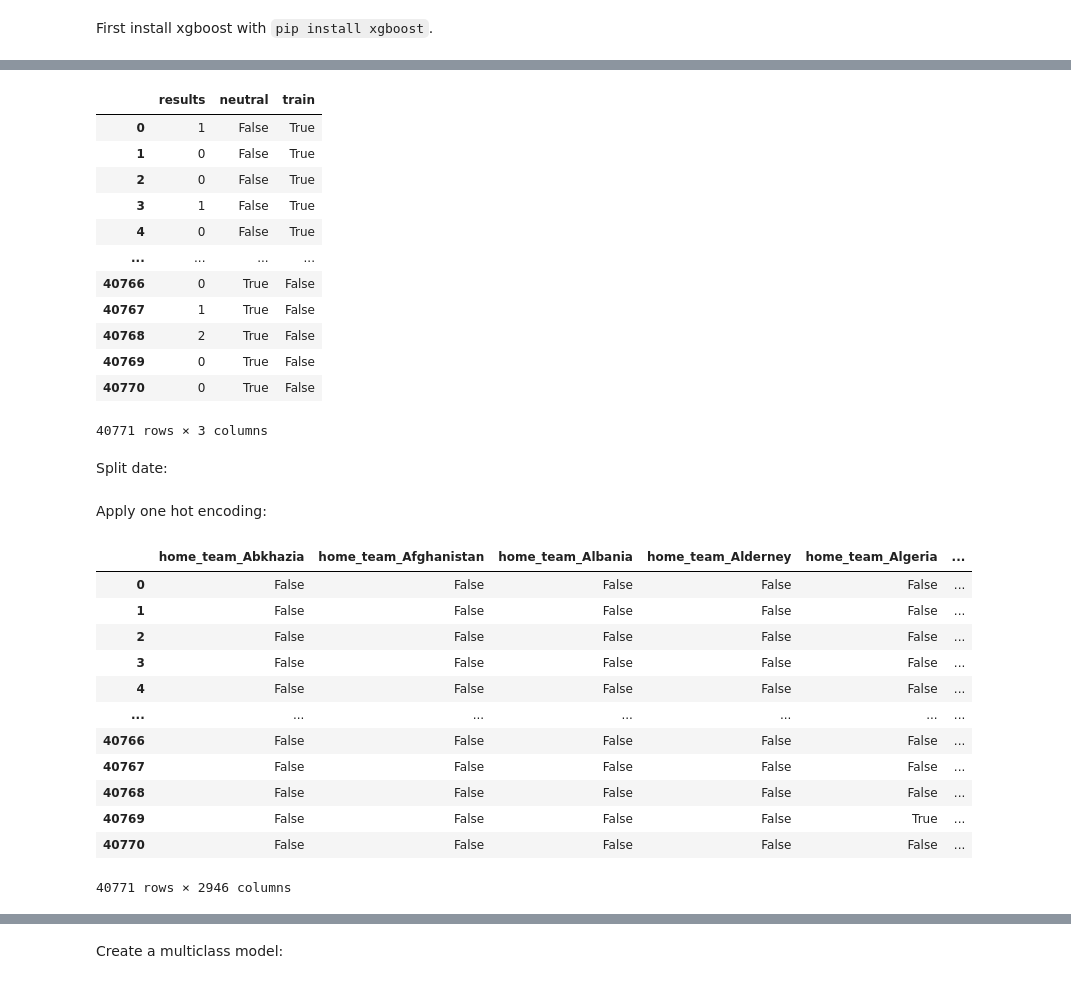
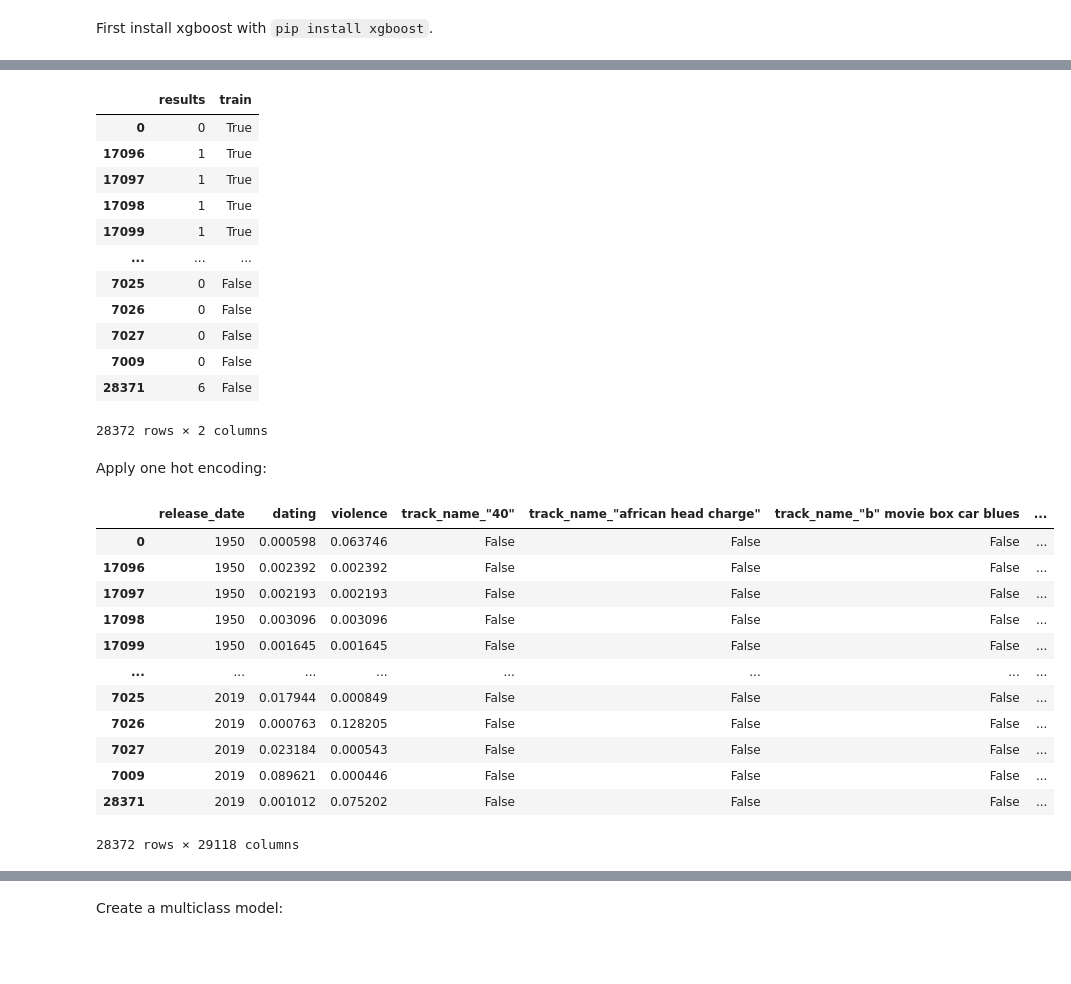
Before and after one commit to amphyxs/know-graphs-cw, a Jupyter notebook: embeddings.ipynb, the cells around one changed output, grey strips where cells are left out. Drawn from its saved outputs; the diff is of its cells as text; code cells hidden in the pictures; blank space fills up the shorter version.

```diff
--- a/embeddings.ipynb
+++ b/embeddings.ipynb
@@ -417,9 +491,9 @@ The embeddings are used directly as features to a XGBoost classifier.
 
 First we need to determine the target:
 # %%
-df["results"] = (df.home_score > df.away_score).astype(int) + \
-                (df.home_score == df.away_score).astype(int)*2 + \
-                (df.home_score < df.away_score).astype(int)*3 - 1
+genres = list(df.genre.unique())
+
+df["results"] = (df.genre.apply(lambda g: genres.index(g))).astype(int)
 # %%
 df.results.value_counts(normalize=True)
 # %% [output]
@@ -441,17 +526,17 @@ Requirement already satisfied: scipy in /opt/conda/lib/python3.10/site-packages
 # %%
-new_df = df[["results", "neutral", "train"]].copy()
+new_df = df[["results", "train"]].copy()
 new_df
 # %% [output]
-|  | results | neutral | train |
-| 0 | 1 | False | True |
-| 1 | 0 | False | True |
-| 2 | 0 | False | True |
-| 3 | 1 | False | True |
-| 4 | 0 | False | True |
-| ... | ... | ... | ... |
-| 40766 | 0 | True | False |
-| 40767 | 1 | True | False |
-| 40768 | 2 | True | False |
-| 40769 | 0 | True | False |
-| 40770 | 0 | True | False |
+|  | results | train |
+| 0 | 0 | True |
+| 17096 | 1 | True |
+| 17097 | 1 | True |
+| 17098 | 1 | True |
+| 17099 | 1 | True |
+| ... | ... | ... |
+| 7025 | 0 | False |
+| 7026 | 0 | False |
+| 7027 | 0 | False |
+| 7009 | 0 | False |
+| 28371 | 6 | False |
-40771 rows × 3 columns
+28372 rows × 2 columns
@@ -460,2 +542,0 @@ new_df.neutral = new_df.neutral.astype(bool)
-# %% [markdown]
-Split date:
@@ -466,20 +543,25 @@ new_df["day"] = df["date"].apply(lambda x: int(x[8:]))
 # %% [markdown]
 Apply one hot encoding:
 # %%
-encoded_cols = pd.get_dummies(df[["home_team", "away_team", "tournament", "city", "country"]])
+import re
+
+# Replace all non-letters with 'x'
+df.track_name.apply(lambda t: re.sub(r'[^a-zA-Z]', 'x', t))
+df.artist_name.apply(lambda t: re.sub(r'[^a-zA-Z]', 'x', t))
+encoded_cols = pd.get_dummies(df[["track_name", "release_date", "artist_name", "dating", "violence"]])
 encoded_cols
 # %% [output]
-|  | home_team_Abkhazia | home_team_Afghanistan | home_team_Albania | home_team_Alderney | home_team_Algeria | ... |
-| 0 | False | False | False | False | False | ... |
-| 1 | False | False | False | False | False | ... |
-| 2 | False | False | False | False | False | ... |
-| 3 | False | False | False | False | False | ... |
-| 4 | False | False | False | False | False | ... |
-| ... | ... | ... | ... | ... | ... | ... |
-| 40766 | False | False | False | False | False | ... |
-| 40767 | False | False | False | False | False | ... |
-| 40768 | False | False | False | False | False | ... |
-| 40769 | False | False | False | False | True | ... |
-| 40770 | False | False | False | False | False | ... |
+|  | release_date | dating | violence | track_name_"40" | track_name_"african head charge" | track_name_"b" movie box car blues | ... |
+| 0 | 1950 | 0.000598 | 0.063746 | False | False | False | ... |
+| 17096 | 1950 | 0.002392 | 0.002392 | False | False | False | ... |
+| 17097 | 1950 | 0.002193 | 0.002193 | False | False | False | ... |
+| 17098 | 1950 | 0.003096 | 0.003096 | False | False | False | ... |
+| 17099 | 1950 | 0.001645 | 0.001645 | False | False | False | ... |
+| ... | ... | ... | ... | ... | ... | ... | ... |
+| 7025 | 2019 | 0.017944 | 0.000849 | False | False | False | ... |
+| 7026 | 2019 | 0.000763 | 0.128205 | False | False | False | ... |
+| 7027 | 2019 | 0.023184 | 0.000543 | False | False | False | ... |
+| 7009 | 2019 | 0.089621 | 0.000446 | False | False | False | ... |
+| 28371 | 2019 | 0.001012 | 0.075202 | False | False | False | ... |
-40771 rows × 2946 columns
+28372 rows × 29118 columns
 # %%
```
Also changed, not shown: parts of 26 cells of this notebook.
